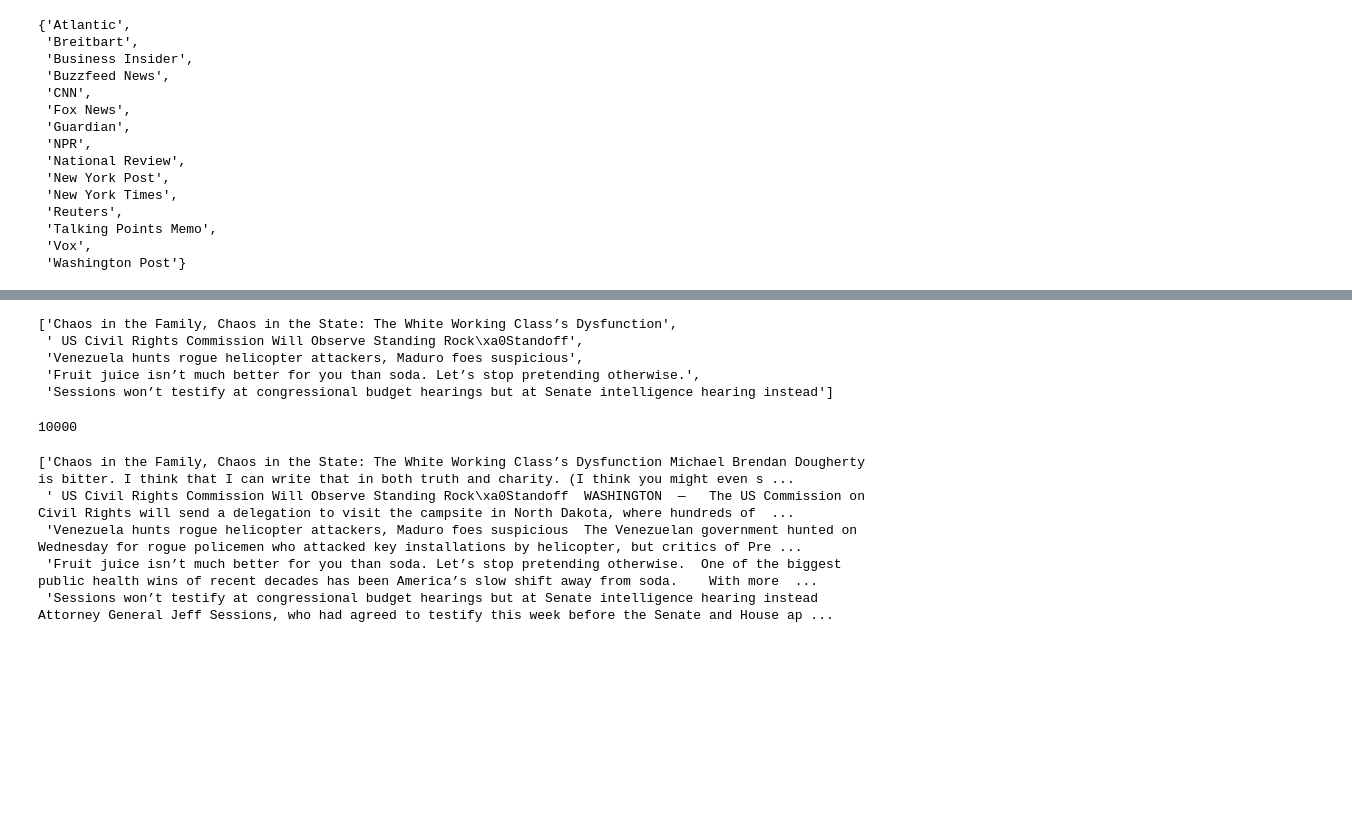
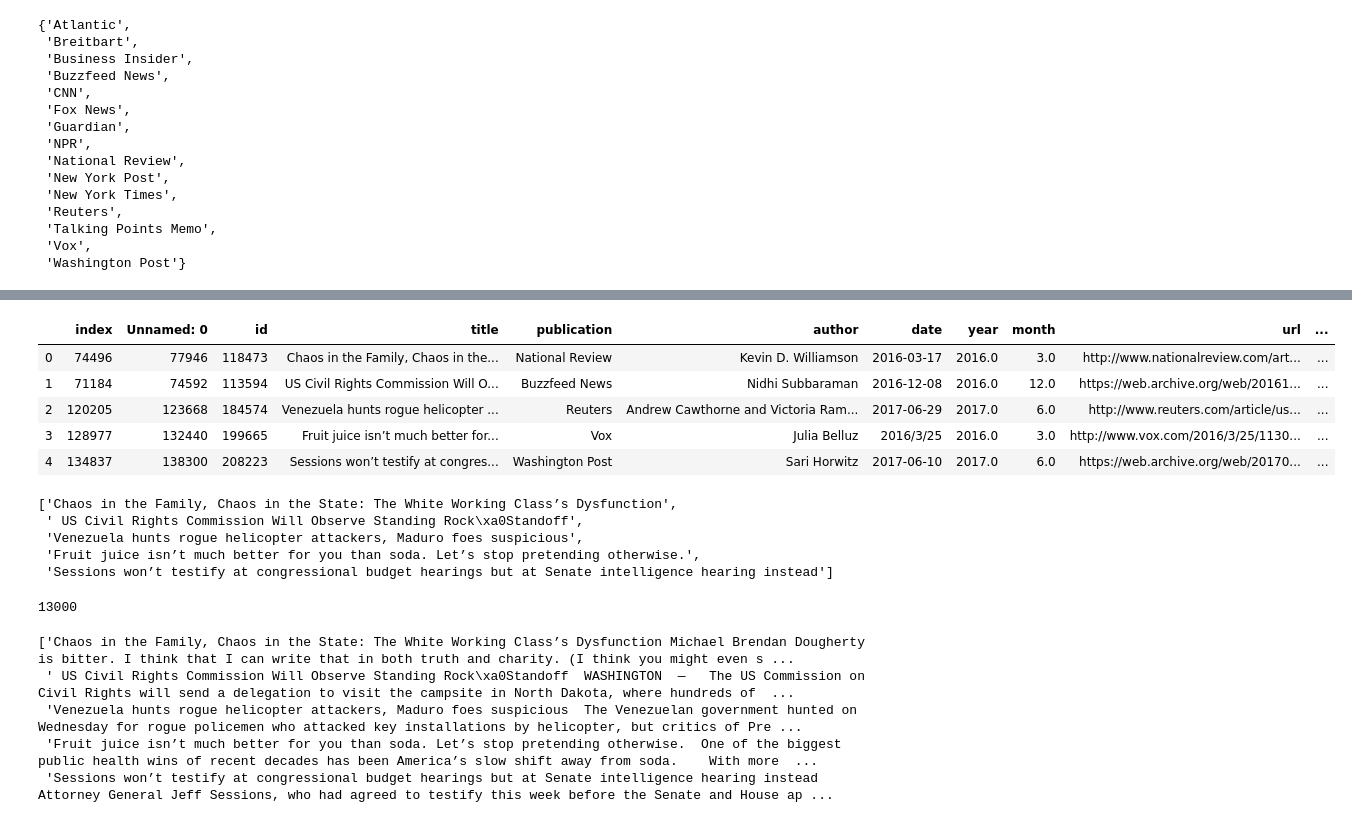
Before and after one commit to s-miramontes/News_Filter, a Jupyter notebook: Pilot/Data Cleanse and Clustering Models.ipynb, the cells around one changed output, grey strips where cells are left out. Drawn from its saved outputs; the diff is of its cells as text; code cells hidden in the pictures; blank space fills up the shorter version.

```diff
--- a/Pilot/Data Cleanse and Clustering Models.ipynb
+++ b/Pilot/Data Cleanse and Clustering Models.ipynb
@@ -166,8 +123,8 @@ full_data = full_data.drop_duplicates(subset=['title', 'publication', 'author',
 # remove missing titles
 full_data = full_data.dropna(subset=['title'])
 # %%
-# sample from full_data (set seed to 5)
-small_data = full_data.sample(n=10000, random_state=5).reset_index()
+# sample 13k observations from full_data (set seed to 5)
+small_data = full_data.sample(n=13000, random_state=5).reset_index()
 set(small_data.publication)
 # %% [output]
 {'Atlantic',
@@ -204,3 +149,12 @@ small_data
+# %%
+small_data.head()
+# %% [output]
+|  | index | Unnamed: 0 | id | title | publication | author | date | year | month | url | ... |
+| 0 | 74496 | 77946 | 118473 | Chaos in the Family, Chaos in the... | National Review | Kevin D. Williamson | 2016-03-17 | 2016.0 | 3.0 | http://www.nationalreview.com/art... | ... |
+| 1 | 71184 | 74592 | 113594 | US Civil Rights Commission Will O... | Buzzfeed News | Nidhi Subbaraman | 2016-12-08 | 2016.0 | 12.0 | https://web.archive.org/web/20161... | ... |
+| 2 | 120205 | 123668 | 184574 | Venezuela hunts rogue helicopter ... | Reuters | Andrew Cawthorne and Victoria Ram... | 2017-06-29 | 2017.0 | 6.0 | http://www.reuters.com/article/us... | ... |
+| 3 | 128977 | 132440 | 199665 | Fruit juice isn’t much better for... | Vox | Julia Belluz | 2016/3/25 | 2016.0 | 3.0 | http://www.vox.com/2016/3/25/1130... | ... |
+| 4 | 134837 | 138300 | 208223 | Sessions won’t testify at congres... | Washington Post | Sari Horwitz | 2017-06-10 | 2017.0 | 6.0 | https://web.archive.org/web/20170... | ... |
 # %%
 # remove publisher tags from article titles
 
@@ -221,7 +175,7 @@ just_titles[:5]
 # %%
 len(just_titles)
 # %% [output]
-10000
+13000
 # %%
 # join with content of article
 
```
Also changed, not shown: parts of 79 cells of this notebook.
